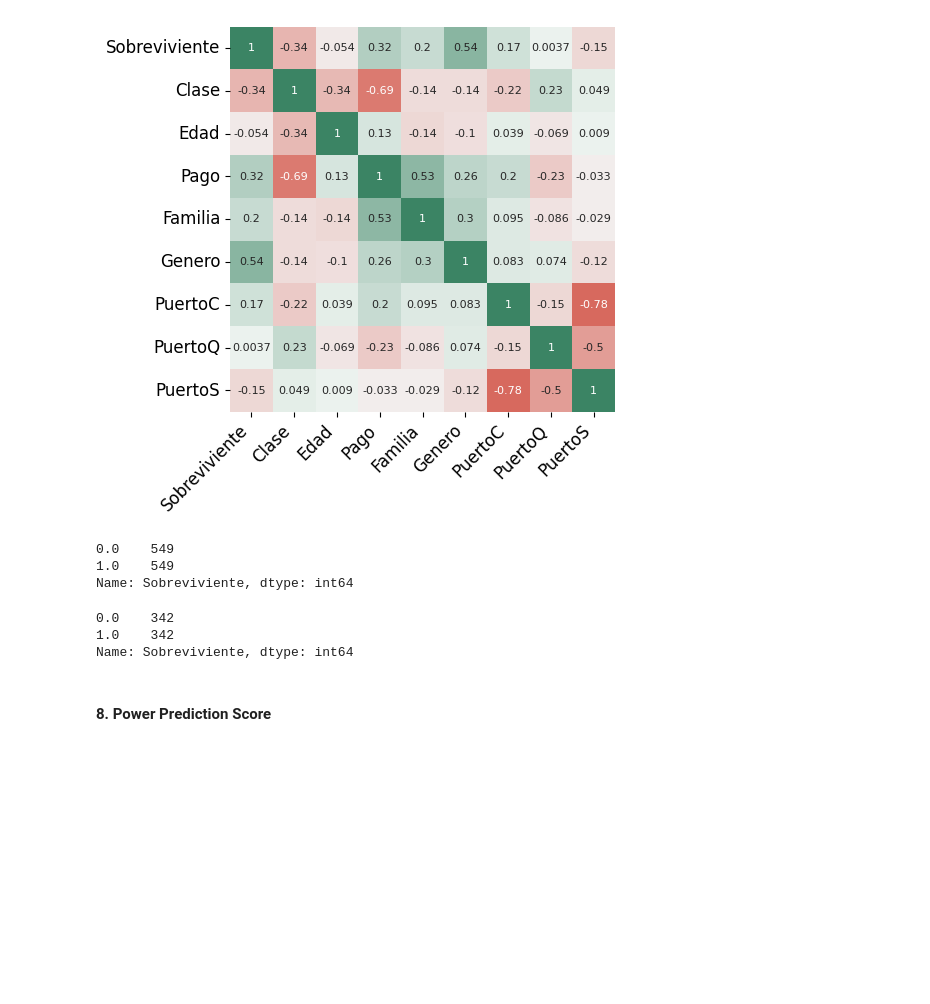
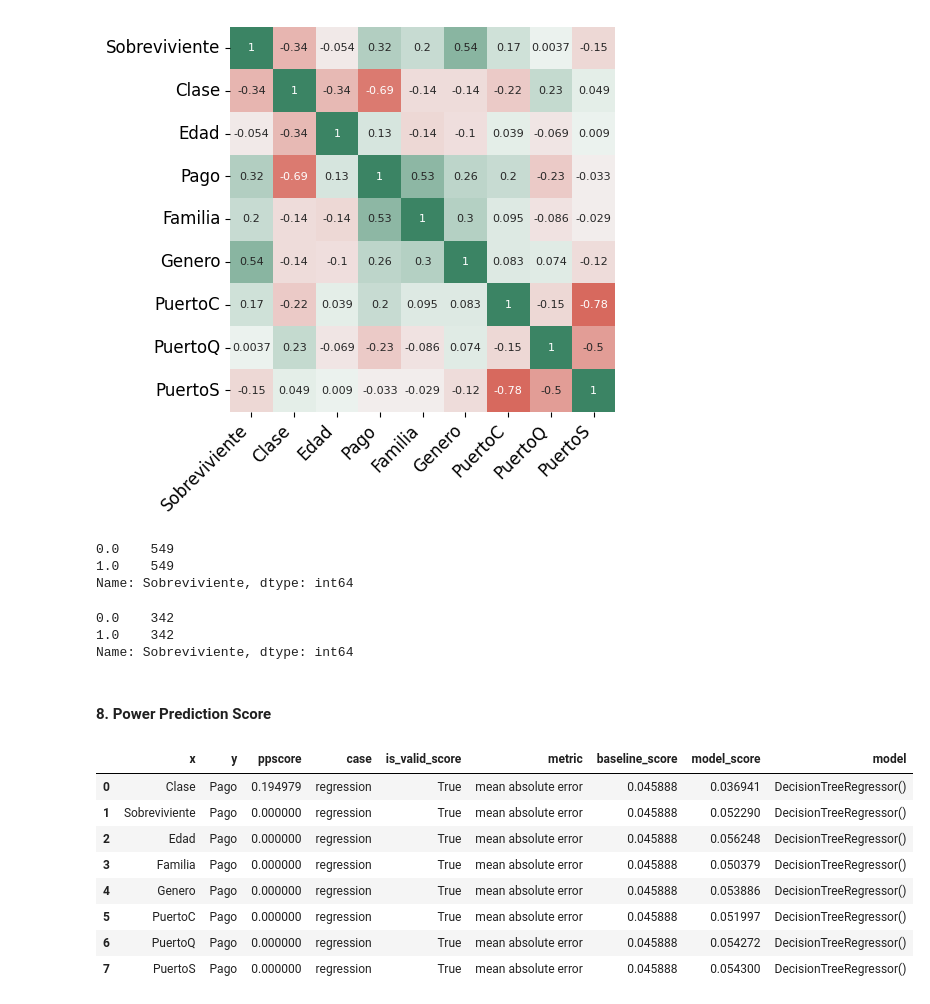
Before and after one commit to jaquimbayoc8/DiplomadoMLA2023, a Jupyter notebook: 2. AnalisisEDA/Titanic.ipynb, the cells around one changed output. Cells and saved outputs as stored; diff of their text form; code cells hidden in the pictures; blank space fills up the shorter version.

```diff
--- a/2. AnalisisEDA/Titanic.ipynb
+++ b/2. AnalisisEDA/Titanic.ipynb
@@ -732,3 +732,16 @@ Name: Sobreviviente, dtype: int64
 #### **8. Power Prediction Score**
 # %%
 ## Correlacion no es lineal - PPS
+##pip install -U ppscore
+import ppscore as pps
+pps.predictors(dataNorm, "Pago")
+# %% [output]
+|  | x | y | ppscore | case | is_valid_score | metric | baseline_score | model_score | model |
+| 0 | Clase | Pago | 0.194979 | regression | True | mean absolute error | 0.045888 | 0.036941 | DecisionTreeRegressor() |
+| 1 | Sobreviviente | Pago | 0.000000 | regression | True | mean absolute error | 0.045888 | 0.052290 | DecisionTreeRegressor() |
+| 2 | Edad | Pago | 0.000000 | regression | True | mean absolute error | 0.045888 | 0.056248 | DecisionTreeRegressor() |
+| 3 | Familia | Pago | 0.000000 | regression | True | mean absolute error | 0.045888 | 0.050379 | DecisionTreeRegressor() |
+| 4 | Genero | Pago | 0.000000 | regression | True | mean absolute error | 0.045888 | 0.053886 | DecisionTreeRegressor() |
+| 5 | PuertoC | Pago | 0.000000 | regression | True | mean absolute error | 0.045888 | 0.051997 | DecisionTreeRegressor() |
+| 6 | PuertoQ | Pago | 0.000000 | regression | True | mean absolute error | 0.045888 | 0.054272 | DecisionTreeRegressor() |
+| 7 | PuertoS | Pago | 0.000000 | regression | True | mean absolute error | 0.045888 | 0.054300 | DecisionTreeRegressor() |
```
